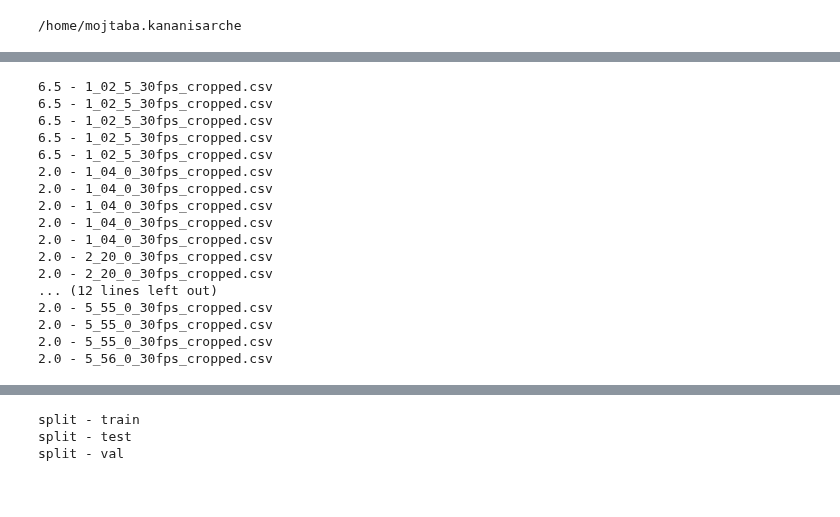
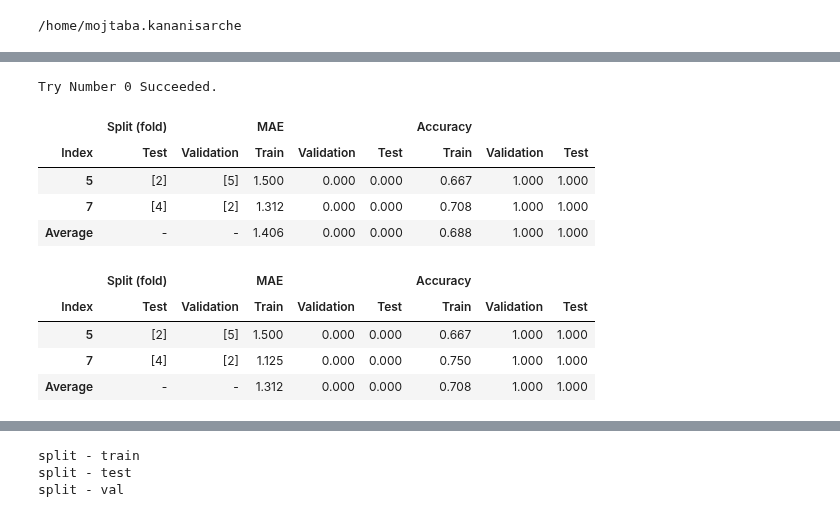
Before and after one commit to Roobahist/fatigue-detection, a Jupyter notebook: temp/temp.ipynb, the cells around one changed output, grey strips where cells are left out. Drawn from its saved outputs; the diff is of its cells as text; code cells hidden in the pictures.

Commit message:
table_results updated to work with new report hierarchy

```diff
--- a/temp/temp.ipynb
+++ b/temp/temp.ipynb
@@ -360,21 +17,0 @@ X_train, y_train, group_identifiers_train = reshape_data_rnn(
-# %%
-for i, j in zip(y_train, group_identifiers_train):
-    print(f"{i} - {j}")
-# %% [output]
-6.5 - 1_02_5_30fps_cropped.csv
-6.5 - 1_02_5_30fps_cropped.csv
-6.5 - 1_02_5_30fps_cropped.csv
-6.5 - 1_02_5_30fps_cropped.csv
-6.5 - 1_02_5_30fps_cropped.csv
-2.0 - 1_04_0_30fps_cropped.csv
-2.0 - 1_04_0_30fps_cropped.csv
-2.0 - 1_04_0_30fps_cropped.csv
-2.0 - 1_04_0_30fps_cropped.csv
-2.0 - 1_04_0_30fps_cropped.csv
-2.0 - 2_20_0_30fps_cropped.csv
-2.0 - 2_20_0_30fps_cropped.csv
-... (12 lines left out)
-2.0 - 5_55_0_30fps_cropped.csv
-2.0 - 5_55_0_30fps_cropped.csv
-2.0 - 5_55_0_30fps_cropped.csv
-2.0 - 5_56_0_30fps_cropped.csv
@@ -536,0 +172,41 @@ width                  : Optional[int] = None,
+# %%
+data =table_results(
+results_directory_path  = '/home/mojtaba.kananisarche/Zh/outputs/2025-04-20|06:42:10|RNN_FACENET_5CV',
+output_directory_path   = None,
+output_file_path_prefix = 'results',
+cmap                    = "Blues",
+reverse_cmap            = False,
+header_1_bg_color       = 'silver',
+header_1_text_color     = 'black',
+header_2_bg_color       = 'darkgrey',
+header_2_text_color     = 'black',
+maximum_tries           = 1,
+slice_or_video          = 'slice', #slice, video
+video_voting_method     = 'average', #majority, class_average, average
+height                  = 2,
+width                   = 5,
+)
+data
+# %% [output]
+Try Number 0 Succeeded.
+|  | Split (fold) |  | MAE |  |  | Accuracy |  |  |
+| Index | Test | Validation | Train | Validation | Test | Train | Validation | Test |
+| 5 | [2] | [5] | 1.500 | 0.000 | 0.000 | 0.667 | 1.000 | 1.000 |
+| 7 | [4] | [2] | 1.312 | 0.000 | 0.000 | 0.708 | 1.000 | 1.000 |
+| Average | - | - | 1.406 | 0.000 | 0.000 | 0.688 | 1.000 | 1.000 |
+# %%
+data = table_results(
+    '/home/mojtaba.kananisarche/Zh/outputs/2025-04-20|06:42:10|RNN_FACENET_5CV',
+    slice_or_video='video',
+    video_voting_method='class_average',
+    height = 2,
+    width=5,
+    maximum_tries=0,
+)
+data
+# %% [output]
+|  | Split (fold) |  | MAE |  |  | Accuracy |  |  |
+| Index | Test | Validation | Train | Validation | Test | Train | Validation | Test |
+| 5 | [2] | [5] | 1.500 | 0.000 | 0.000 | 0.667 | 1.000 | 1.000 |
+| 7 | [4] | [2] | 1.125 | 0.000 | 0.000 | 0.750 | 1.000 | 1.000 |
+| Average | - | - | 1.312 | 0.000 | 0.000 | 0.708 | 1.000 | 1.000 |
```
Also changed, not shown: parts of 30 cells of this notebook, 1 other file.
